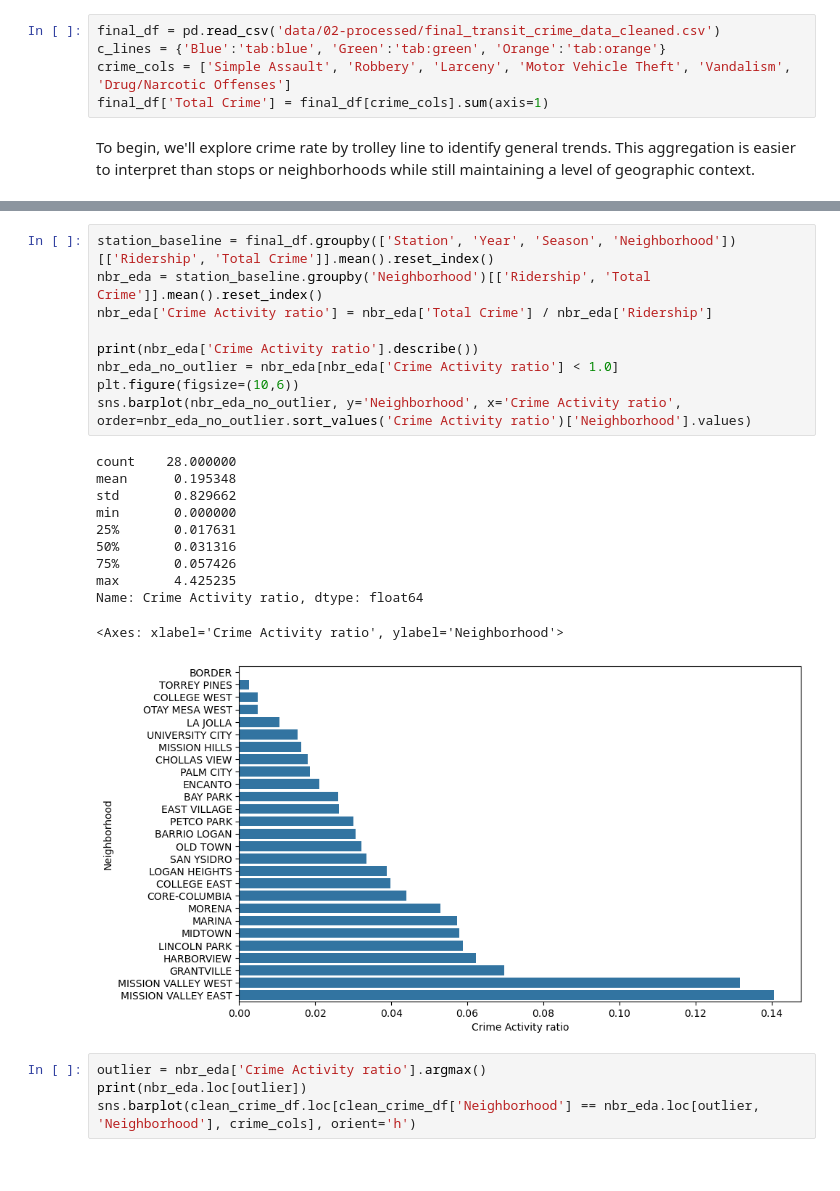
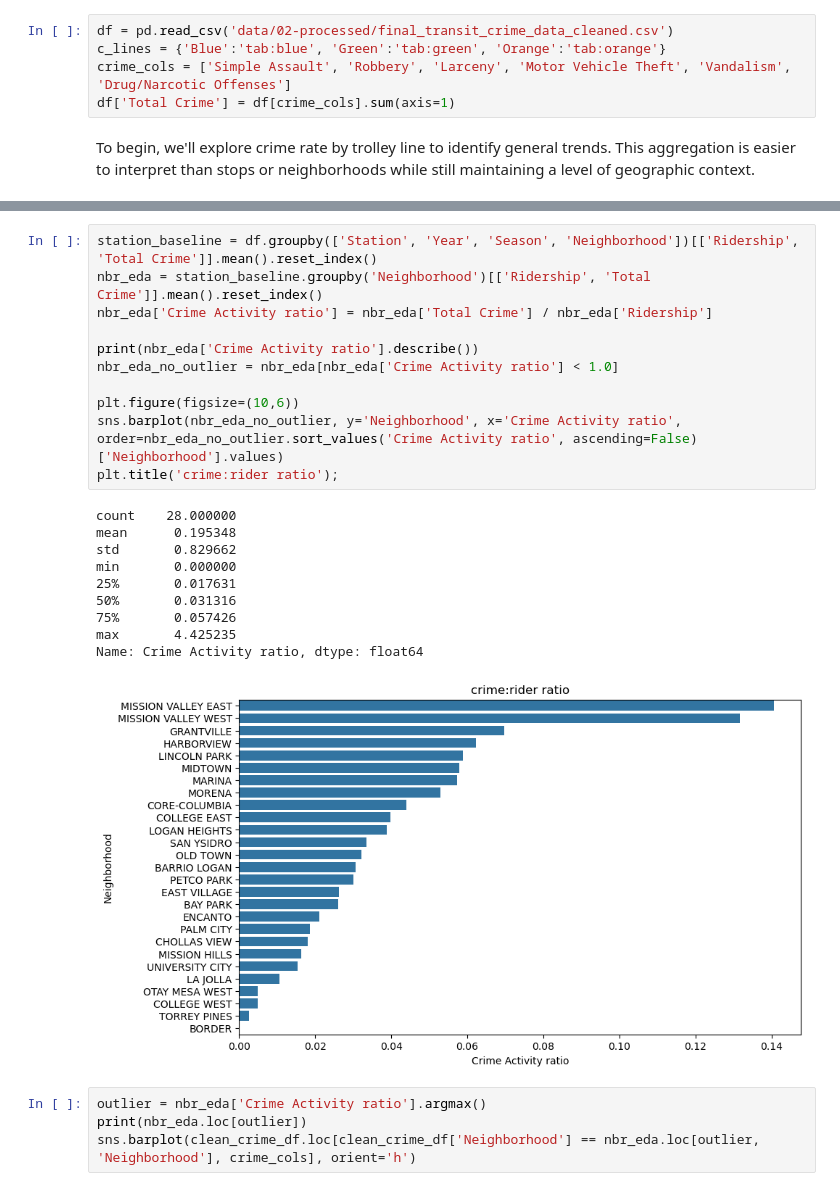
Before and after one commit to COGS108/Group022_WI26, a Jupyter notebook: 03-FinalProject.ipynb, the cells around one changed output, grey strips where cells are left out. Cells and saved outputs as stored; diff of their text form.

```diff
--- a/03-FinalProject.ipynb
+++ b/03-FinalProject.ipynb
@@ -475,10 +475,10 @@ Some more words and stuff.  Remember notebooks work best if you interleave the c
 
 tba
 # %%
-final_df = pd.read_csv('data/02-processed/final_transit_crime_data_cleaned.csv')
+df = pd.read_csv('data/02-processed/final_transit_crime_data_cleaned.csv')
 c_lines = {'Blue':'tab:blue', 'Green':'tab:green', 'Orange':'tab:orange'}
 crime_cols = ['Simple Assault', 'Robbery', 'Larceny', 'Motor Vehicle Theft', 'Vandalism', 'Drug/Narcotic Offenses']
-final_df['Total Crime'] = final_df[crime_cols].sum(axis=1)
+df['Total Crime'] = df[crime_cols].sum(axis=1)
 # %% [markdown]
 To begin, we'll explore crime rate by trolley line to identify general trends. This aggregation is easier to interpret than stops or neighborhoods while still maintaining a level of geographic context.
 # %%
@@ -497,24 +497,25 @@ sns.heatmap(crime_rate_by_line, annot=True, fmt='.1f', cmap='rocket_r')
 # %%
-station_baseline = final_df.groupby(['Station', 'Year', 'Season', 'Neighborhood'])[['Ridership', 'Total Crime']].mean().reset_index()
+station_baseline = df.groupby(['Station', 'Year', 'Season', 'Neighborhood'])[['Ridership', 'Total Crime']].mean().reset_index()
 nbr_eda = station_baseline.groupby('Neighborhood')[['Ridership', 'Total Crime']].mean().reset_index()
 nbr_eda['Crime Activity ratio'] = nbr_eda['Total Crime'] / nbr_eda['Ridership']
 
 print(nbr_eda['Crime Activity ratio'].describe())
 nbr_eda_no_outlier = nbr_eda[nbr_eda['Crime Activity ratio'] < 1.0]
+
 plt.figure(figsize=(10,6))
-sns.barplot(nbr_eda_no_outlier, y='Neighborhood', x='Crime Activity ratio', order=nbr_eda_no_outlier.sort_values('Crime Activity ratio')['Neighborhood'].values)
+sns.barplot(nbr_eda_no_outlier, y='Neighborhood', x='Crime Activity ratio', order=nbr_eda_no_outlier.sort_values('Crime Activity ratio', ascending=False)['Neighborhood'].values)
+plt.title('crime:rider ratio');
 # %% [output]
 count    28.000000
 mean      0.195348
 std       0.829662
 min       0.000000
 25%       0.017631
 50%       0.031316
 75%       0.057426
 max       4.425235
 Name: Crime Activity ratio, dtype: float64
-<Axes: xlabel='Crime Activity ratio', ylabel='Neighborhood'>
-[figure, old version]
+[figure, new version]
 # %%
 outlier = nbr_eda['Crime Activity ratio'].argmax()
 print(nbr_eda.loc[outlier])
```
Also changed, not shown: parts of 10 cells of this notebook.
